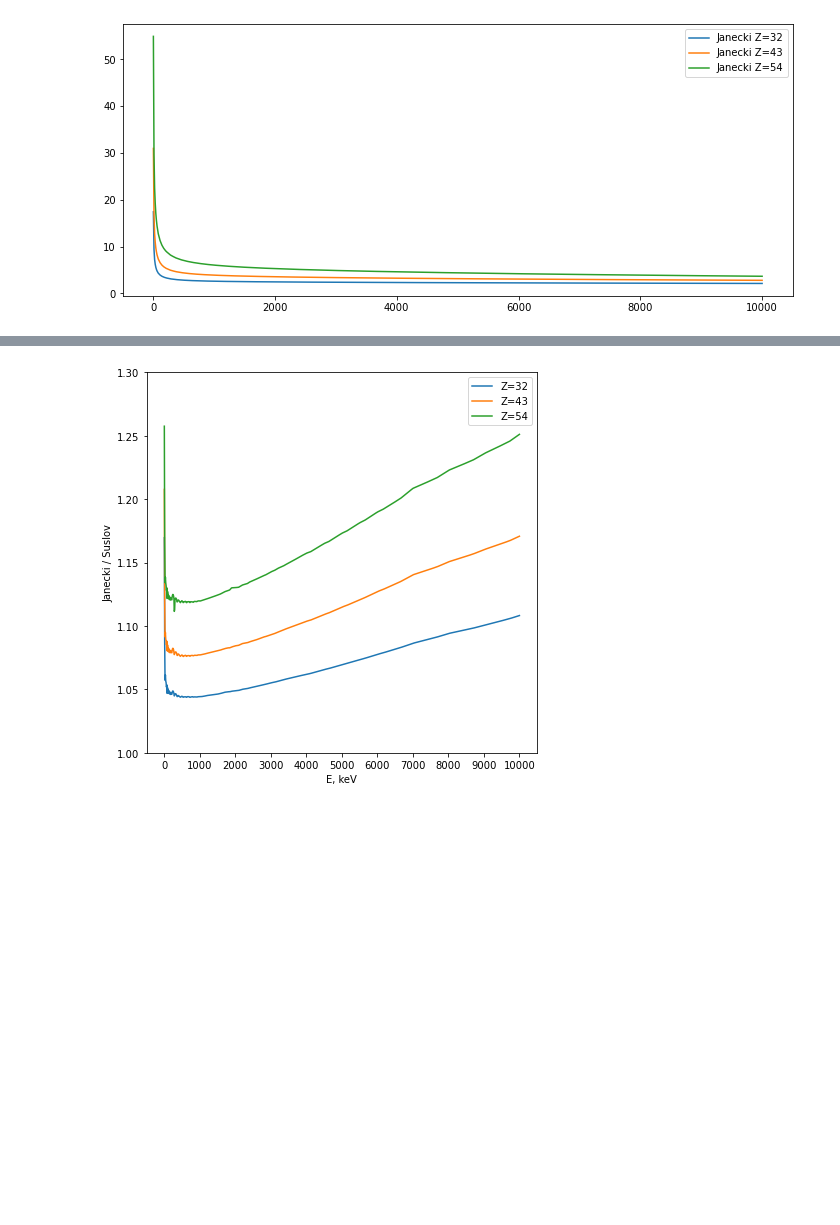
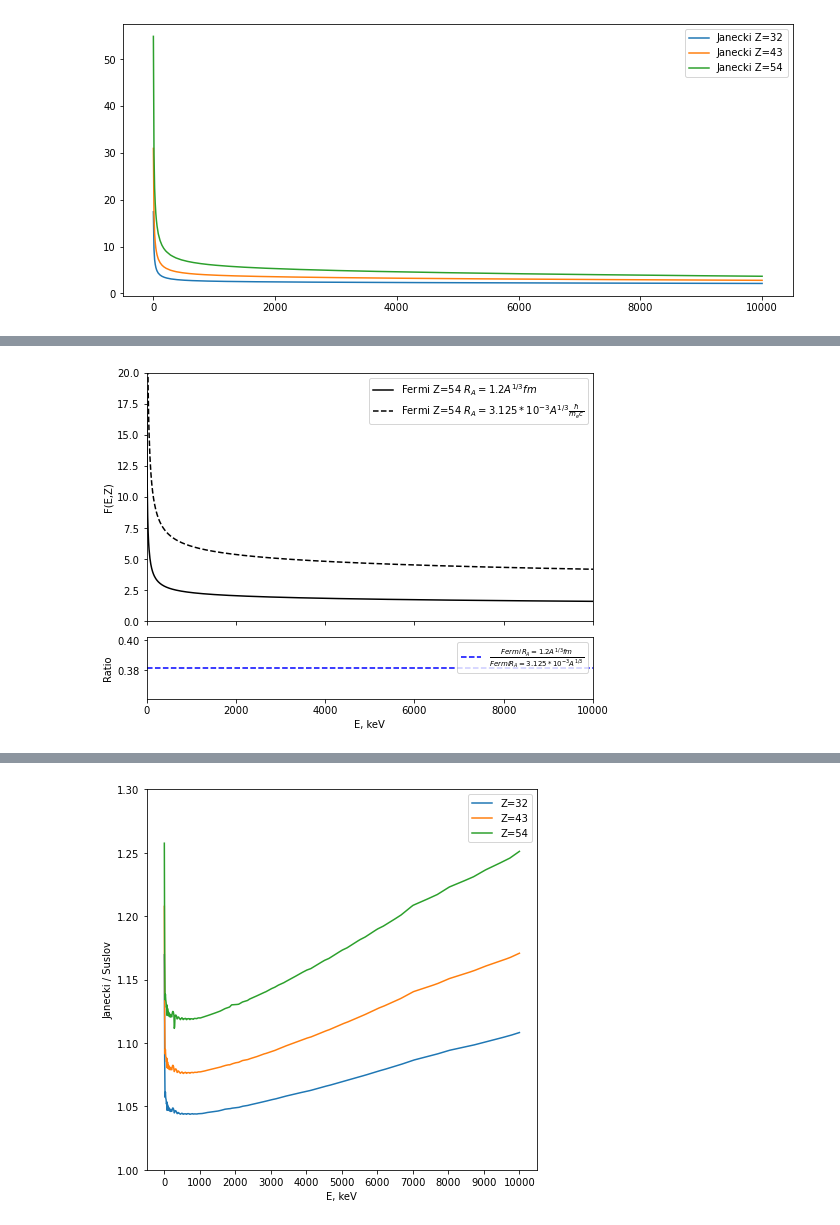
Before and after one commit to Almaz93/neutrino, a Jupyter notebook: double_beta_decay/Almaz's work/calculation/fermi_func_relation2.ipynb, the cells around one changed output, grey strips where cells are left out. Cells and saved outputs as stored; diff of their text form; code cells hidden in the pictures; blank space fills up the shorter version.

```diff
--- a/double_beta_decay/Almaz's work/calculation/fermi_func_relation2.ipynb
+++ b/double_beta_decay/Almaz's work/calculation/fermi_func_relation2.ipynb
@@ -153,0 +309,35 @@ plt.show()
+# %%
+fig = plt.figure(figsize=(8,6))
+# set height ratios for sublots
+gs = gridspec.GridSpec(2, 1, height_ratios=[4, 1])
+
+# the fisrt subplot
+ax0 = plt.subplot(gs[0])
+ax0.plot(e_e, Fermi_Semenov_Z54, c = 'k', ls = '-', label='Fermi Z=54 $R_A=1.2A^{1/3}fm$')
+ax0.plot(e_e, Fermi_corr2_Z54, c = 'k', ls = '--', label=r'Fermi Z=54 $R_A=3.125*10^{-3}A^{1/3} \frac{\hbar}{m_ec}$')
+ax0.set_ylabel("F(E,Z)")
+#ax0.set_xlabel("E, keV")
+ax0.set_ylim(0,20)
+
+#the second subplot
+# shared axis X
+ax1 = plt.subplot(gs[1], sharex = ax0)
+ax1.plot(e_e, Fermi_Semenov_Z54/Fermi_corr2_Z54, color='b', linestyle='--', label=r'$\frac{Fermi\,R_A=1.2A^{1/3}fm}{Fermi R_A=3.125*10^{-3}A^{1/3}}$')
+ax1.set_xlabel("E, keV")
+ax1.set_ylabel("Ratio")
+ax1.set_xlim(0,10000)
+plt.setp(ax0.get_xticklabels(), visible=False)
+# remove last tick label for the second subplot
+#yticks = ax.yaxis.get_major_ticks()
+#yticks[-1].label1.set_visible(False)
+
+# put lened on first subplot
+#ax0.legend((line0, line1), ('red line', 'blue line'), loc='lower left')
+ax0.legend()
+ax1.legend()
+
+# remove vertical gap between subplots
+plt.subplots_adjust(hspace=.1)
+plt.show()
+# %% [output]
+[figure, added]
```
Also changed, not shown: parts of 18 cells of this notebook, 4 other files.
